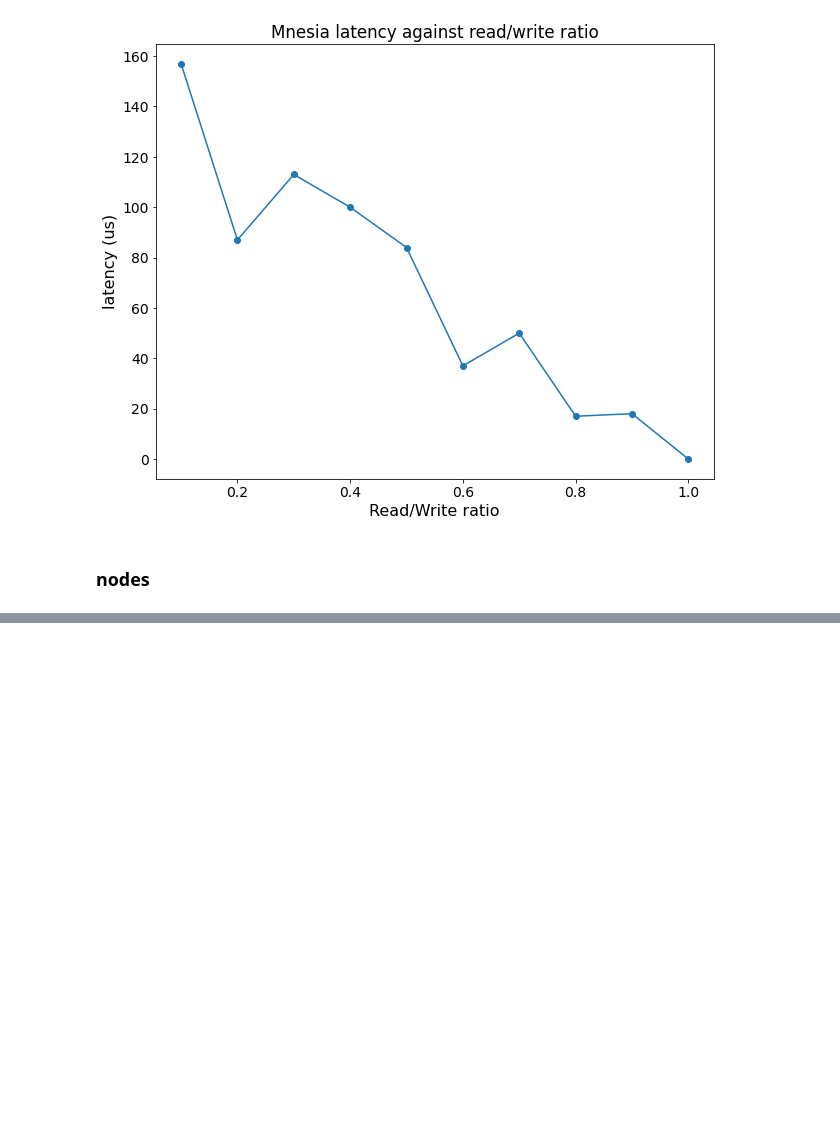
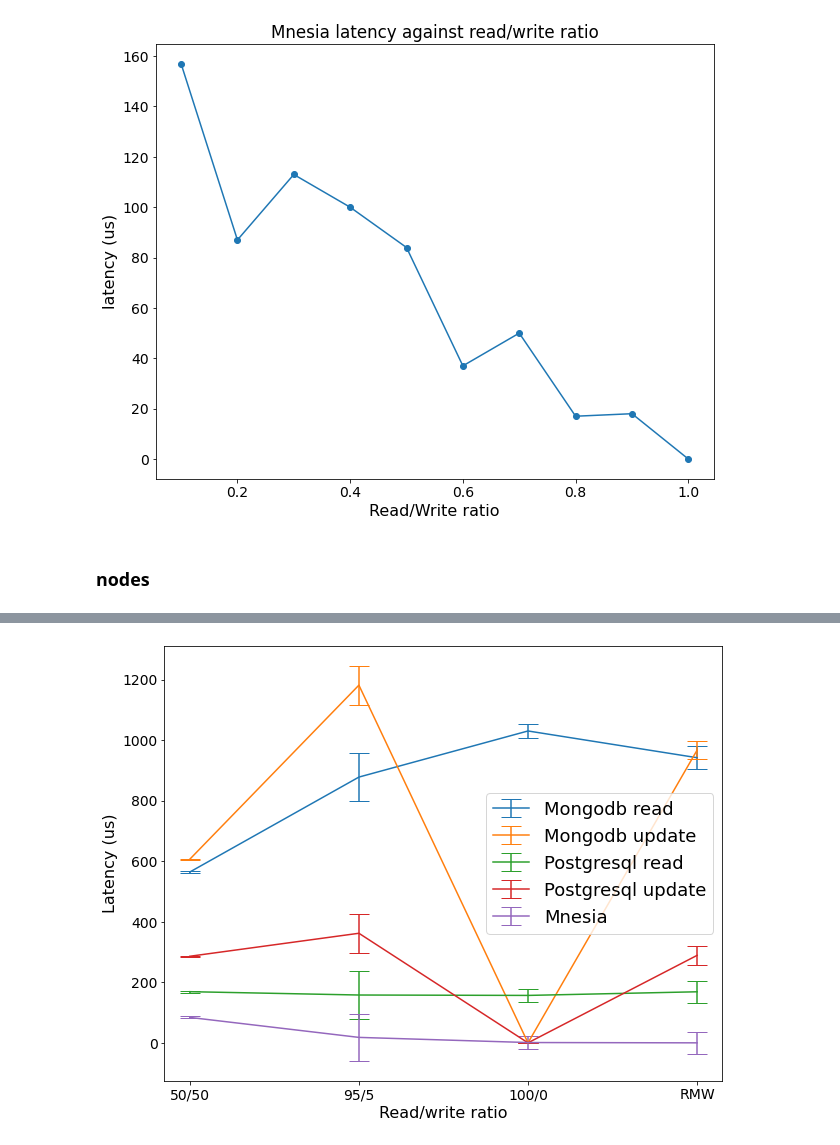
Before and after one commit to Vincent-lau/hypermnesia_eval, a Jupyter notebook: graphs/plot.ipynb, the cells around one changed output, grey strips where cells are left out. Saved outputs shown, nothing was run; the diff lists cells and outputs as text; code cells hidden in the pictures; blank space fills up the shorter version.

```diff
--- a/graphs/plot.ipynb
+++ b/graphs/plot.ipynb
@@ -180,0 +277,61 @@ fig.savefig('mnesia_workload_lat.jpg')
+# %%
+# ms 100000 ops
+ops = 100000
+workload_type = ['50/50', '95/5', '100/0', 'RMW']
+
+total_time = [[59215, 59710, 59212], [1390, 1210, 1243],
+              [1458, 1420, 1387], [1763, 1916, 1808]]  # ms
+mongodb_read_lat = [[562, 569, 562], [987, 808, 839],
+                    [1052, 1040, 999], [905, 993, 928]]
+mongodb_update_lat = [[605, 609, 606], [
+    1240, 1092, 1213], [0, 0, 0], [941, 1010, 950]]  # ms
+
+mongodb_read_lat = np.array([[np.mean(l), np.std(l)]
+                            for l in mongodb_read_lat])
+mongodb_update_lat = np.array([[np.mean(l), np.std(l)]
+                              for l in mongodb_update_lat])
+
+
+rw_ratio = [i * 0.1 for i in range(1, 11)]
+mnesia_ec_lat = [157, 87, 113, 100, 84, 37, 50, 17, 18, 0]
+mnesia_ec_lat = np.array([[84, 0], [18, 0], [1, 0], [0, 0]])
+
+
+total_time = [[23428, 23462, 22743], [15836, 17242, 16797],
+              [16981, 15836, 15554], [31906, 1916, 31761]]  # ms
+postgres_read_lat = [[170, 169, 168], [
+    163, 157, 154], [154, 165, 151], [169, 168, 169]]
+postgres_update_lat = [[289, 291, 278], [
+    369, 373, 344], [0, 0, 0], [287, 293, 287]]  # ms
+
+postgres_read_lat = np.array([[np.mean(l), np.std(l)]
+                             for l in postgres_read_lat])
+postgres_update_lat = np.array(
+    [[np.mean(l), np.std(l)] for l in postgres_update_lat])
+
+lat = {
+    'mongodb': [mongodb_read_lat, mongodb_update_lat],
+    'postgresql': [postgres_read_lat, postgres_update_lat],
+    'mnesia': [mnesia_ec_lat]
+}
+
+fig, ax = plt.subplots()
+fig.set_size_inches(10, 8)
+ax.errorbar(workload_type, lat['mongodb'][0][:, 0],
+            yerr=lat['mongodb'][0][:, 1], capsize=10, label='Mongodb read')
+ax.errorbar(workload_type, lat['mongodb'][1][:, 0],
+            yerr=lat['mongodb'][1][:, 1], capsize=10, label='Mongodb update')
+ax.errorbar(workload_type, lat['postgresql'][0][:, 0],
+            yerr=lat['mongodb'][0][:, 1], capsize=10, label='Postgresql read')
+ax.errorbar(workload_type, lat['postgresql'][1][:, 0],
+            yerr=lat['mongodb'][1][:, 1], capsize=10, label='Postgresql update')
+ax.errorbar(workload_type, lat['mnesia'][0][:, 0],
+            yerr=lat['mongodb'][0][:, 1], capsize=10, label='Mnesia')
+
+ax.set_ylabel('Latency (us)')
+ax.set_xlabel('Read/write ratio')
+ax.legend()
+
+fig.savefig('lat_workload.jpg')
+# %% [output]
+[figure, added]
```
Also changed, not shown: parts of 6 cells of this notebook, 13 other files.
